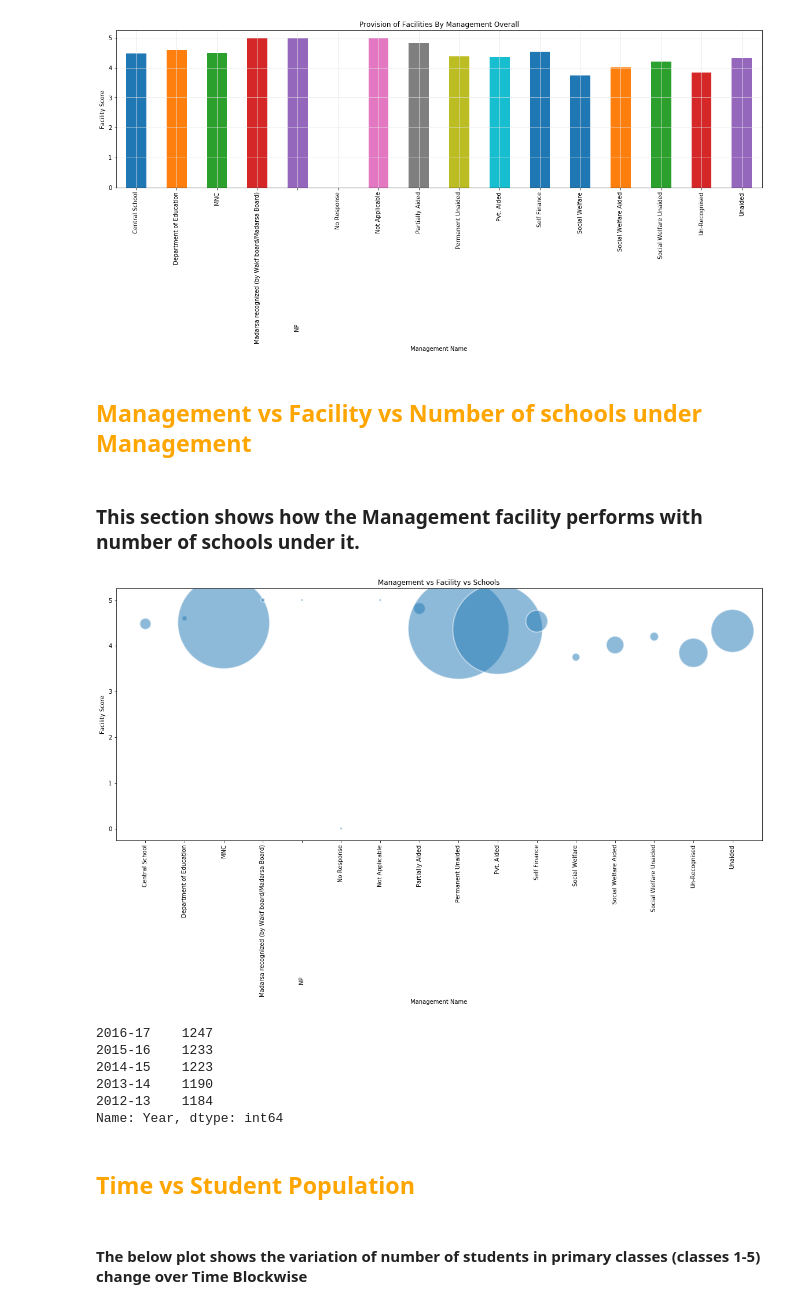
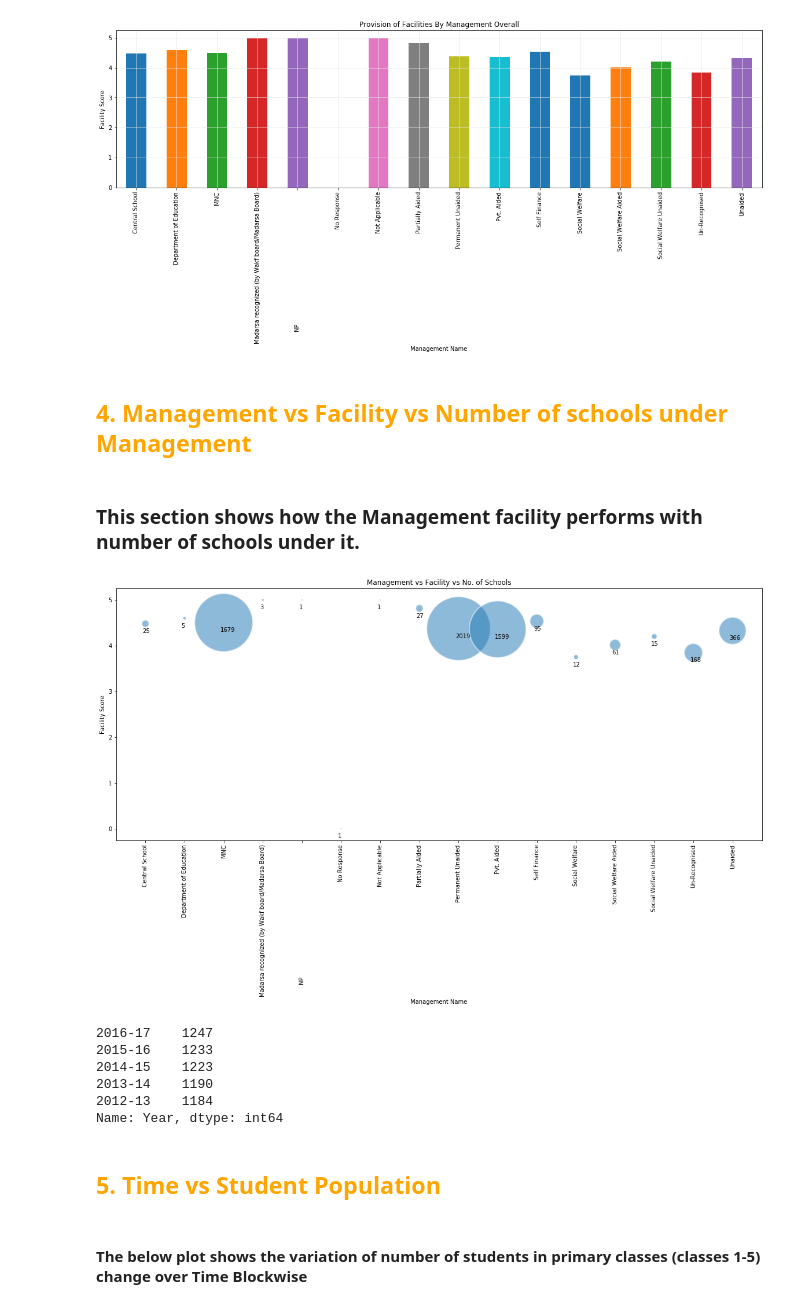
Before and after one commit to jahab/Statistics-Hackathon, a Jupyter notebook: Stats_Hackathon.ipynb, the cells around one changed output. Drawn from its saved outputs; the diff is of its cells as text; code cells hidden in the pictures.

```diff
--- a/Stats_Hackathon.ipynb
+++ b/Stats_Hackathon.ipynb
@@ -210,42 +212,43 @@ plt.ylabel("Facility Score")
 Text(0, 0.5, 'Facility Score')
 [figure]
 # %% [markdown]
-## <span style="color:Orange"> Management vs Facility vs Number of schools under Management</span>
+## <span style="color:Orange"> 4. Management vs Facility vs Number of schools under Management</span>
 # %% [markdown]
 ### This section shows how the Management facility performs with  number of schools under it.
 # %%
 x = []
 y = []
-# color = []
+num = []
 area = []
 
 
 fig,ax= plt.subplots(figsize=(20,8))
 # print(data)
 for i, row in mgmt_facility1.iteritems():
-#  print(i, row)
- x.append(i) # murder
-#  print(x)
- y.append(row) # burglary
-#  color.append(row[6]) # larceny_theft
- area.append(data['Management Name'].value_counts()[i]*15) # population
- # plotting the first eigth letters of the state's name
-#  text(row[1], row[5],
-#       row[0],size=11,horizontalalignment='center')
+    #  print(i, row)
+    x.append(i)
+    #  print(x)
+    y.append(row)
+    #  color.append(row[6])
+    area.append(data['Management Name'].value_counts()[i]*6)
+    num.append(data['Management Name'].value_counts()[i])
+
 
 # making the scatter plot
 sct = scatter(x, y, s=area, linewidths=2, edgecolor='w')
 sct.set_alpha(0.5)
 #sct.figure(figsize=(8, 8), dpi=80)
 
 # axis([0,11,200,1280])
 xlabel('Management Name')
 ylabel('Facility Score')
-title("Management vs Facility vs Schools")
-plt.xticks(rotation=90)
+title("Management vs Facility vs No. of Schools")
+xticks(rotation=90)
+for i in range(len(x)):
+    text(i-0.08,y[i]-0.2,num[i])
 show()
 # %% [output]
-[figure, old version]
+[figure, new version]
 # %%
 data['Year'].value_counts()
 # %% [output]
@@ -256,7 +259,7 @@ data['Year'].value_counts()
 2012-13    1184
 Name: Year, dtype: int64
 # %% [markdown]
-## <span style="color:Orange"> Time vs Student Population </span>
+## <span style="color:Orange"> 5. Time vs Student Population </span>
 # %% [markdown]
 #### The below plot shows the variation of number of students in primary classes (classes 1-5) change over Time Blockwise
 # %%
```
Also changed, not shown: parts of 14 cells of this notebook.
